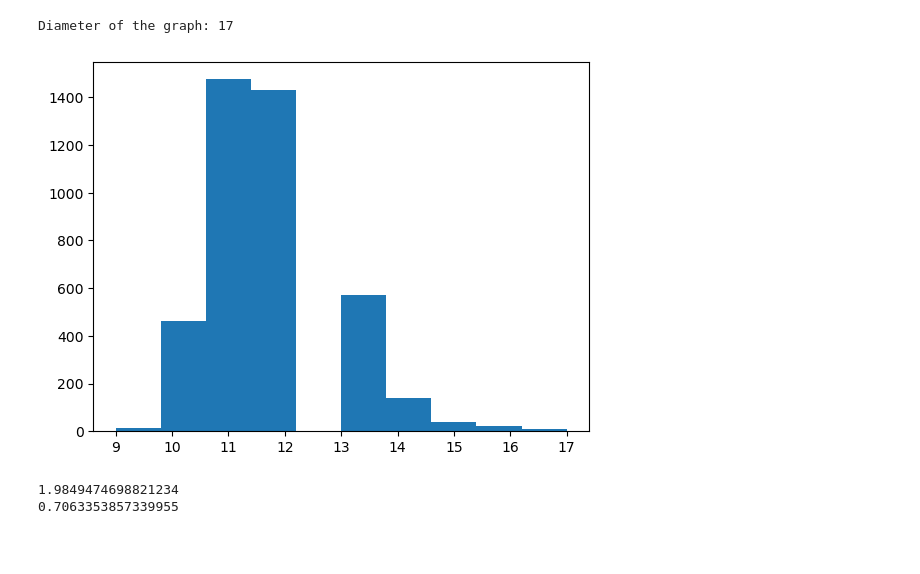
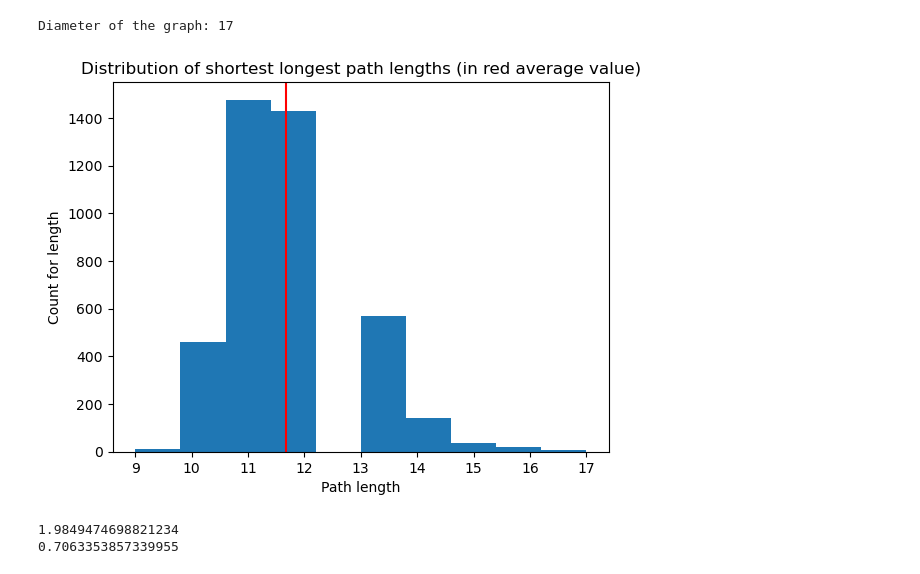
Before and after one commit to marcoSanti/AVRC-lab, a Jupyter notebook: progetto-finale/progetto-santimaria.ipynb, the cells around one changed output. Cells and saved outputs as stored; diff of their text form; code cells hidden in the pictures; blank space fills up the shorter version.

```diff
--- a/progetto-finale/progetto-santimaria.ipynb
+++ b/progetto-finale/progetto-santimaria.ipynb
@@ -127,10 +127,14 @@ shortPath.sort(key=lambda x:x[0], reverse=True)
 # %%
 nodeSP = [sp for _,sp in shortPath] #mediamente tutti i nodi nel biggest connected component distano 11 steps
 
 plt.hist(nodeSP)
+plt.axvline(x=(sum(nodeSP)/len(nodeSP)), color="red")
+plt.title("Distribution of shortest longest path lengths (in red average value)")
+plt.xlabel("Path length")
+plt.ylabel("Count for length")
 plt.show()
 # %% [output]
-[figure, old version]
+[figure, new version]
 # %%
 #check the small world problem
 print(float(graphDiameter) / np.log(collabGraphNodeCount))
```
Also changed, not shown: parts of 3 cells of this notebook.
